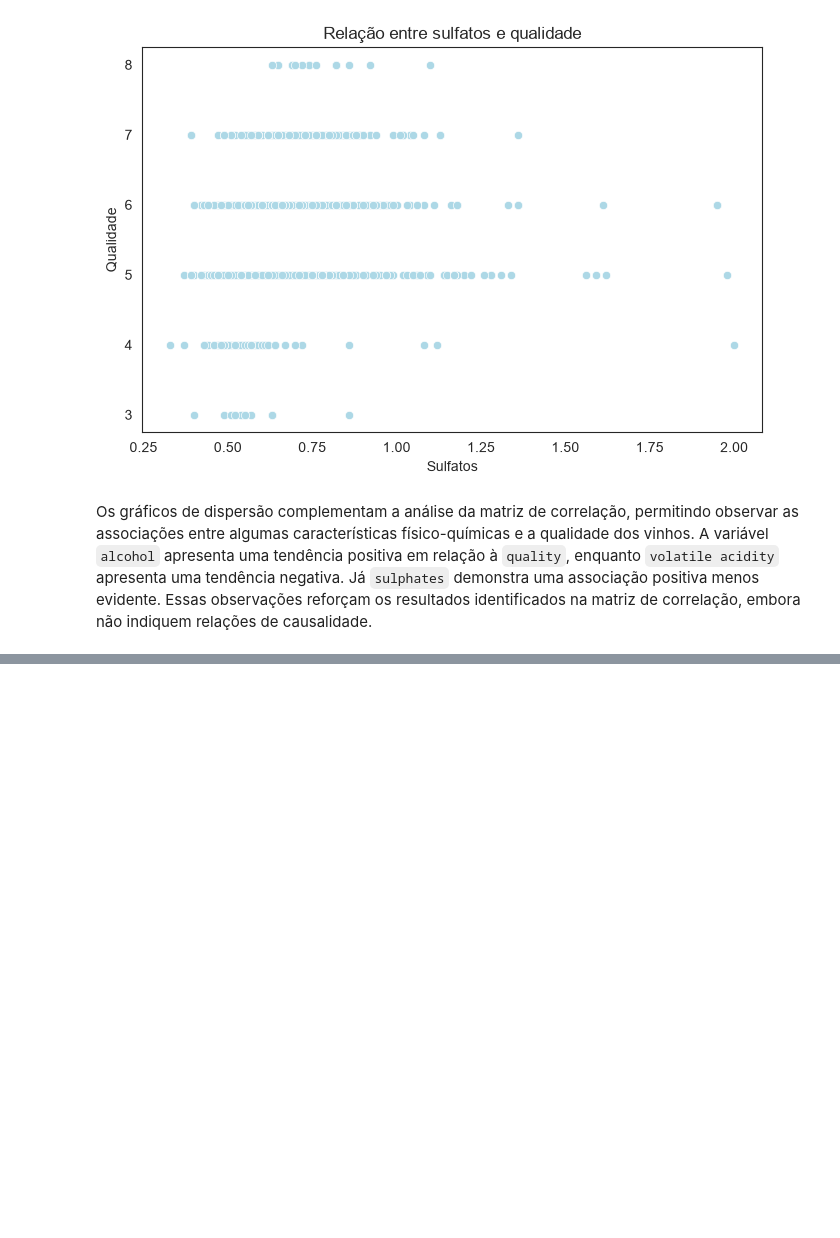
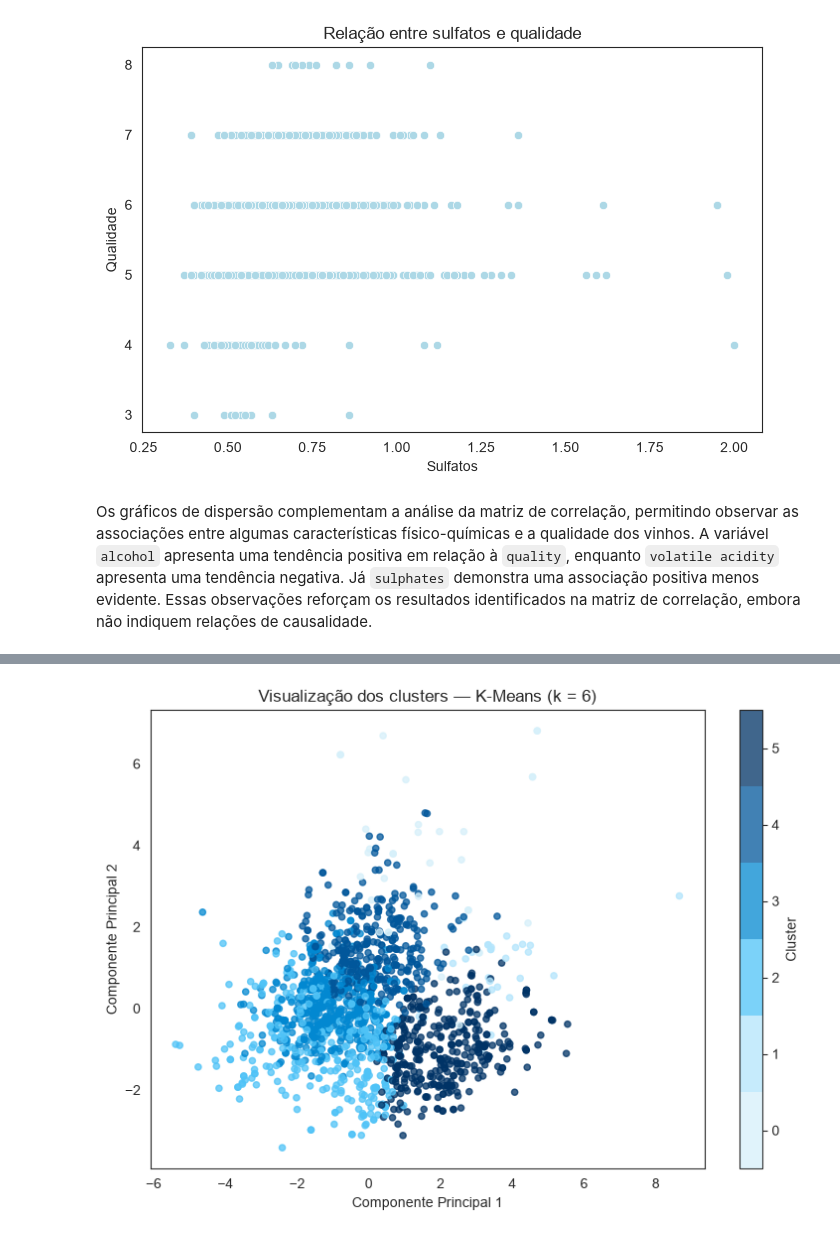
Before and after one commit to gabimontcruz/Projeto_AVD, a Jupyter notebook: notebooks/parte_comum/eda.ipynb, the cells around one changed output, grey strips where cells are left out. Drawn from its saved outputs; the diff is of its cells as text; code cells hidden in the pictures; blank space fills up the shorter version.

```diff
--- a/notebooks/parte_comum/eda.ipynb
+++ b/notebooks/parte_comum/eda.ipynb
@@ -340,0 +467,13 @@ Nesta etapa, serão realizadas as verificações e os procedimentos necessários
+# %%
+# [IA] ChatGPT – auxílio na implementação e configuração do K-Means com scikit-learn.
+k_fixo = df["quality"].nunique()
+
+kmeans_fixo = KMeans(
+    n_clusters=k_fixo,
+    random_state=42,
+    n_init=10
+)
+
+clusters_fixo = kmeans_fixo.fit_predict(X_padronizado)
+
+pd.Series(clusters_fixo).value_counts().sort_index()
@@ -340,0 +492,38 @@ Nesta etapa, serão realizadas as verificações e os procedimentos necessários
+# %%
+# [IA] ChatGPT – auxílio na implementação da visualização dos clusters com PCA e na formatação do gráfico.
+from matplotlib.colors import ListedColormap
+
+cores_fixo = [
+    "#D6F0FA",
+    "#B3E5FC",
+    "#4FC3F7",
+    "#0288D1",
+    "#01579B",
+    "#003366"
+]
+
+cmap_fixo = ListedColormap(cores_fixo)
+
+plt.figure(figsize=(9, 6))
+
+scatter = plt.scatter(
+    X_pca[:, 0],
+    X_pca[:, 1],
+    c=clusters_fixo,
+    cmap=cmap_fixo,
+    vmin=-0.5,
+    vmax=k_fixo - 0.5,
+    alpha=0.75,
+    s=20
+)
+
+plt.title("Visualização dos clusters — K-Means (k = 6)")
+plt.xlabel("Componente Principal 1")
+plt.ylabel("Componente Principal 2")
+
+plt.colorbar(scatter, label="Cluster", ticks=range(k_fixo))
+
+plt.grid(False)
+plt.show()
+# %% [output]
+[figure, added]
```
Also changed, not shown: parts of 31 cells of this notebook.
